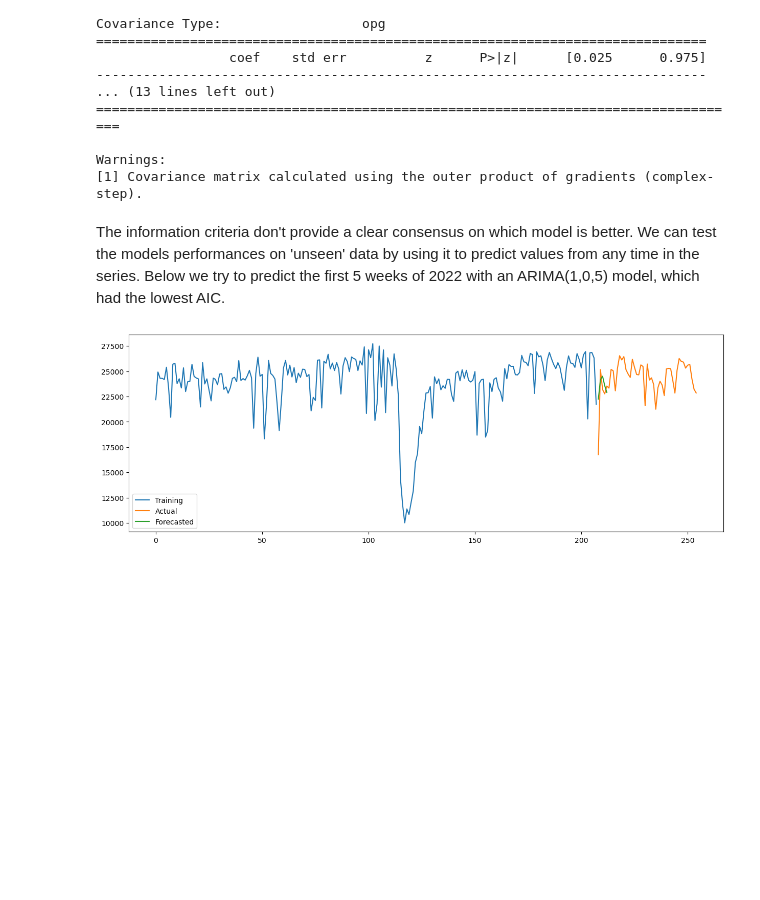
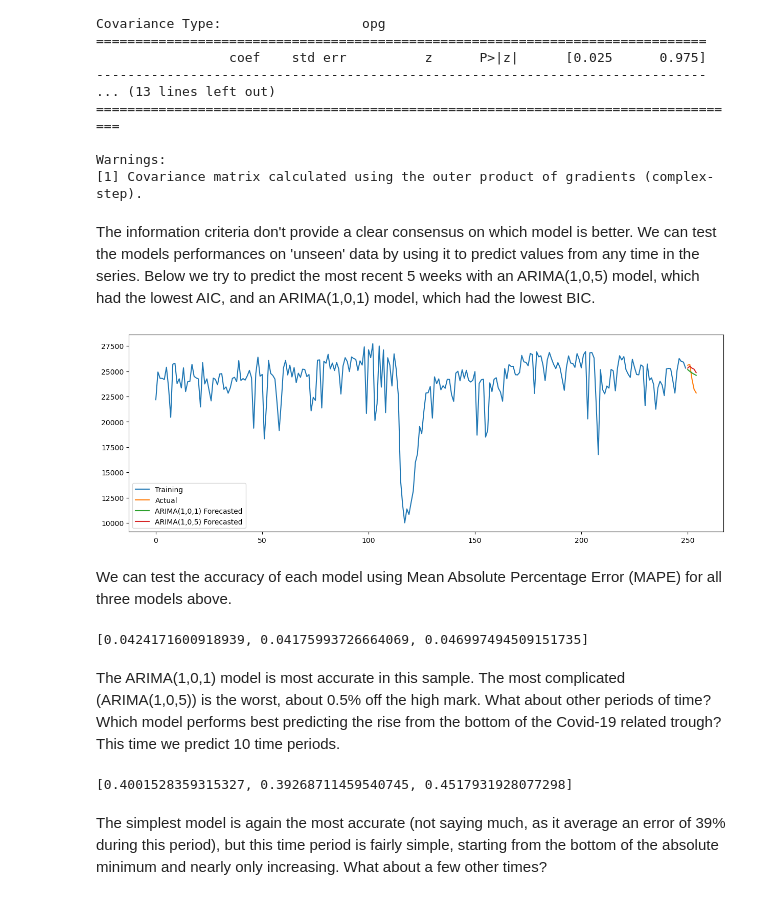
Before and after one commit to npeckover/Volumes, a Jupyter notebook: vols.ipynb, the cells around one changed output. Cells and saved outputs as stored; diff of their text form; code cells hidden in the pictures; blank space fills up the shorter version.

Commit message:
EDA and Modeling

```diff
--- a/vols.ipynb
+++ b/vols.ipynb
@@ -161,23 +154,60 @@ plt.show()
 # %% [markdown]
-The information criteria don't provide a clear consensus on which model is better. We can test the models performances on 'unseen' data by using it to predict values from any time in the series. Below we try to predict the first 5 weeks of 2022 with an ARIMA(1,0,5) model, which had the lowest AIC.
+The information criteria don't provide a clear consensus on which model is better. We can test the models performances on 'unseen' data by using it to predict values from any time in the series. Below we try to predict the most recent 5 weeks with an ARIMA(1,0,5) model, which had the lowest AIC, and an ARIMA(1,0,1) model, which had the lowest BIC.
 # %%
 # create 'training' and 'testing' set
-train = df['Puget Sound'][:208]
-test = df['Puget Sound'][208:]
+train = df['Puget Sound'][:250]
+test = df['Puget Sound'][250:]
 # %%
-model = ARIMA(train, order = (1,0,5))
-fits = model.fit()
+model2 = ARIMA(train, order = (1,0,1))
+fits2 = model2.fit()
+model3 = ARIMA(train, order = (1,0,5))
+fits3 = model3.fit()
 
 # forecast
-fc = fits.forecast(5)
-fc_series = pd.Series(fc, index = test.index)
+fc2 = fits2.forecast(5)
+fc2_series = pd.Series(fc2, index = test.index)
+fc3 = fits3.forecast(5)
+fc3_series = pd.Series(fc3, index = test.index)
 
 # plot
 plt.figure(figsize = (15,5))
 plt.plot(train, label = 'Training')
 plt.plot(test, label = 'Actual')
-plt.plot(fc_series, label = 'Forecasted')
+plt.plot(fc2_series, label = 'ARIMA(1,0,1) Forecasted')
+plt.plot(fc3_series, label = 'ARIMA(1,0,5) Forecasted')
 plt.legend()
 plt.show()
 # %% [output]
-[figure, old version]
+[figure, new version]
+# %% [markdown]
+We can test the accuracy of each model using Mean Absolute Percentage Error (MAPE) for all three models above.
+# %%
+def pred_acc(p, d, q, steps, split):
+    train = df['Puget Sound'][:split]
+    test = df['Puget Sound'][split:split+steps]
+    model = ARIMA(train, order = (p,d,q))
+    fits = model.fit()
+    forecast = fits.forecast(steps)
+    return(np.mean(np.abs(forecast - test.values)/np.abs(test.values))) # MAPE
+
+mape_results = [0]*3
+mape_results[0] = pred_acc(2,0,1,5,250)
+mape_results[1] = pred_acc(1,0,1,5,250)
+mape_results[2] = pred_acc(1,0,5,5,250)
+print(mape_results)
+# %% [output]
+[0.0424171600918939, 0.04175993726664069, 0.046997494509151735]
+# %% [markdown]
+The ARIMA(1,0,1) model is most accurate in this sample. The most complicated (ARIMA(1,0,5)) is the worst, about 0.5% off the high mark. What about other periods of time? Which model performs best predicting the rise from the bottom of the Covid-19 related trough? This time we predict 10 time periods.
+# %%
+def time_testing(splittime):
+    mape_results = [0]*3
+    mape_results[0] = pred_acc(2,0,1,10,splittime)
+    mape_results[1] = pred_acc(1,0,1,10,splittime)
+    mape_results[2] = pred_acc(1,0,5,10,splittime)
+    print(mape_results)
+time_testing(118)
+# %% [output]
+[0.4001528359315327, 0.39268711459540745, 0.4517931928077298]
+# %% [markdown]
+The simplest model is again the most accurate (not saying much, as it average an error of 39% during this period), but this time period is fairly simple, starting from the bottom of the absolute minimum and nearly only increasing. What about a few other times?
```
Also changed, not shown: parts of 4 cells of this notebook.
